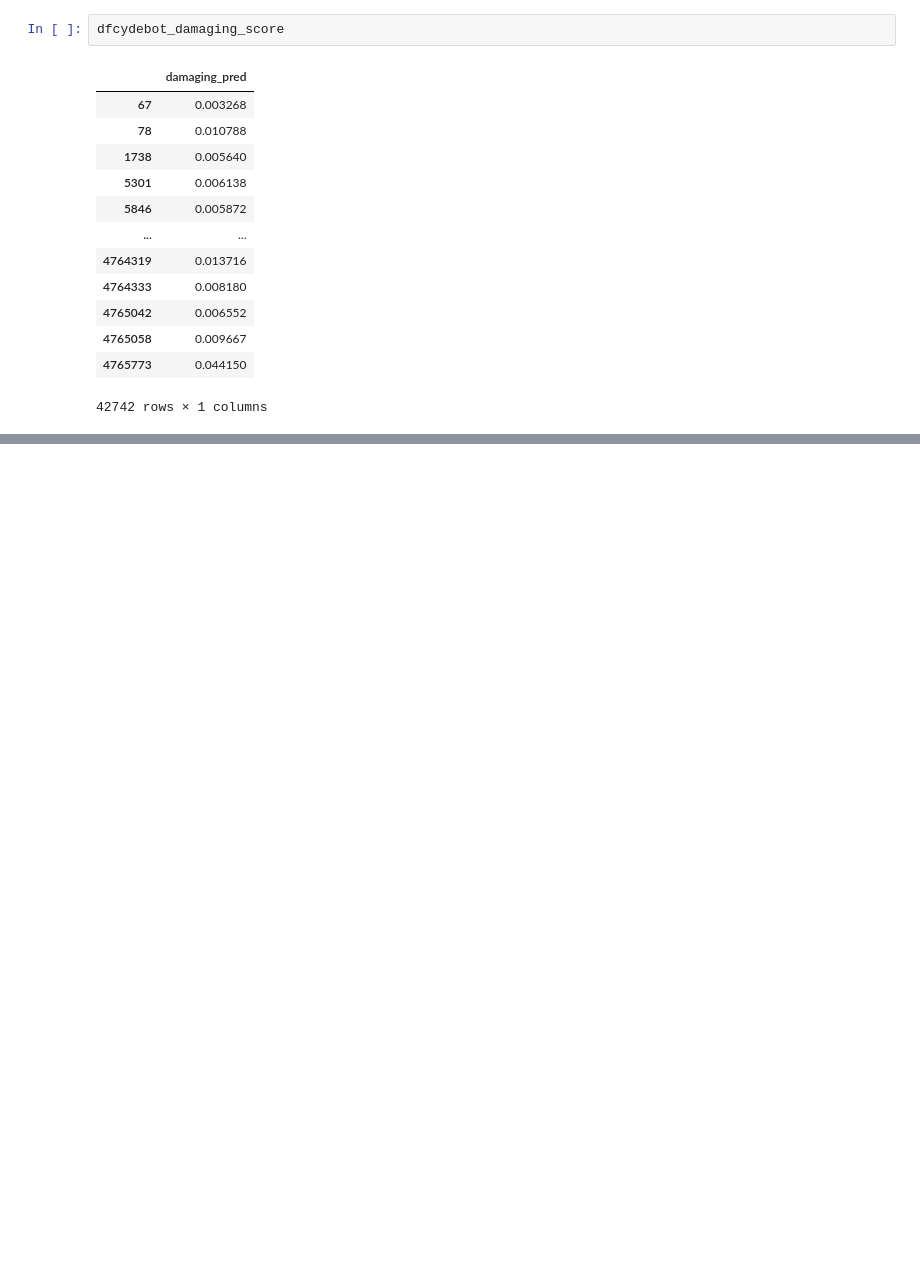
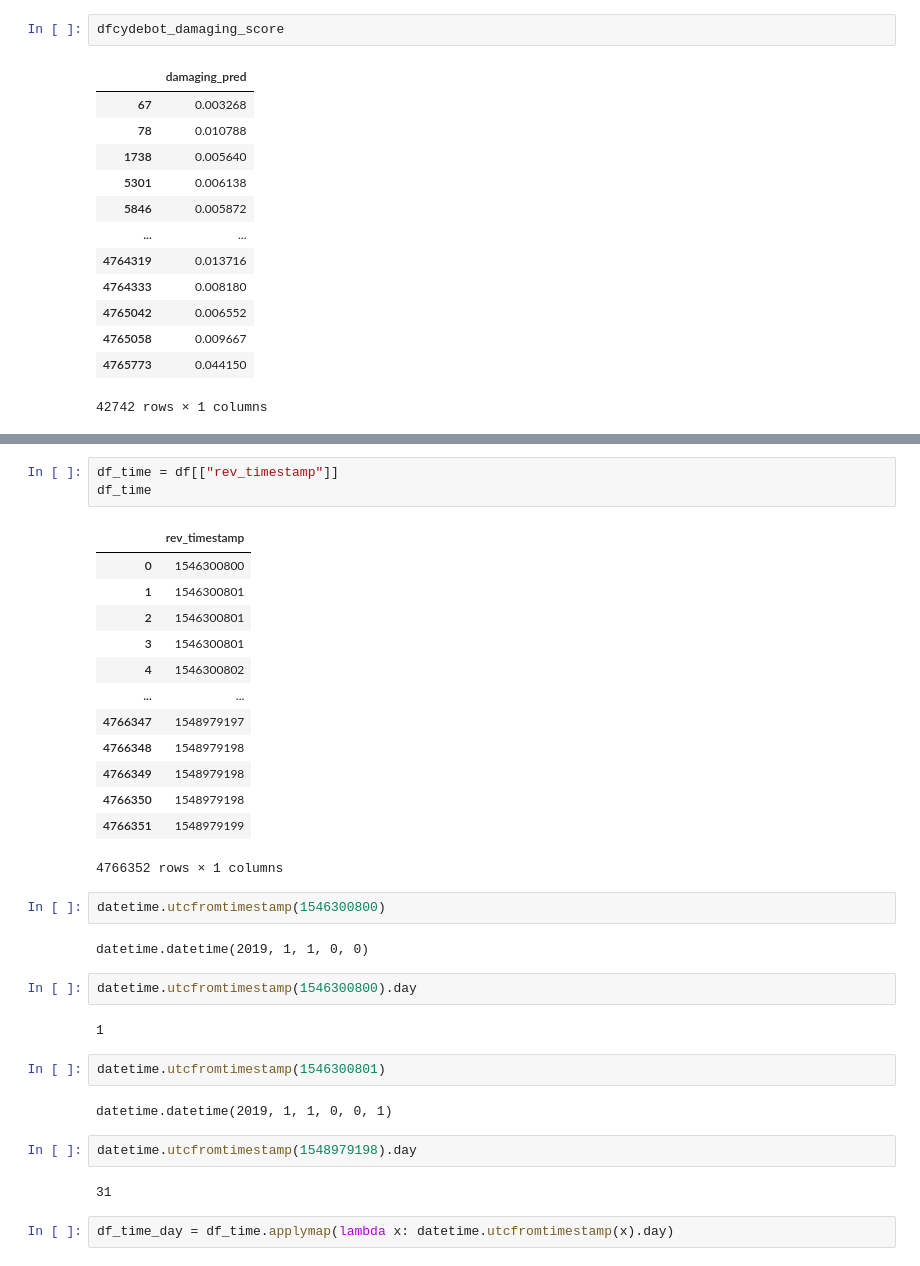
Before and after one commit to levon003/wiki-ores-feedback, a Jupyter notebook: reu2021/analysis_abby.ipynb, the cells around one changed output, grey strips where cells are left out. Cells and saved outputs as stored; diff of their text form; blank space fills up the shorter version.

```diff
--- a/reu2021/analysis_abby.ipynb
+++ b/reu2021/analysis_abby.ipynb
@@ -174,0 +178,35 @@ dfcydebot_damaging_score
+# %%
+df_time = df[["rev_timestamp"]]
+df_time
+# %% [output]
+|  | rev_timestamp |
+| 0 | 1546300800 |
+| 1 | 1546300801 |
+| 2 | 1546300801 |
+| 3 | 1546300801 |
+| 4 | 1546300802 |
+| ... | ... |
+| 4766347 | 1548979197 |
+| 4766348 | 1548979198 |
+| 4766349 | 1548979198 |
+| 4766350 | 1548979198 |
+| 4766351 | 1548979199 |
+4766352 rows × 1 columns
+# %%
+datetime.utcfromtimestamp(1546300800)
+# %% [output]
+datetime.datetime(2019, 1, 1, 0, 0)
+# %%
+datetime.utcfromtimestamp(1546300800).day
+# %% [output]
+1
+# %%
+datetime.utcfromtimestamp(1546300801)
+# %% [output]
+datetime.datetime(2019, 1, 1, 0, 0, 1)
+# %%
+datetime.utcfromtimestamp(1548979198).day
+# %% [output]
+31
+# %%
+df_time_day = df_time.applymap(lambda x: datetime.utcfromtimestamp(x).day)
```
Also changed, not shown: parts of 5 cells of this notebook.
